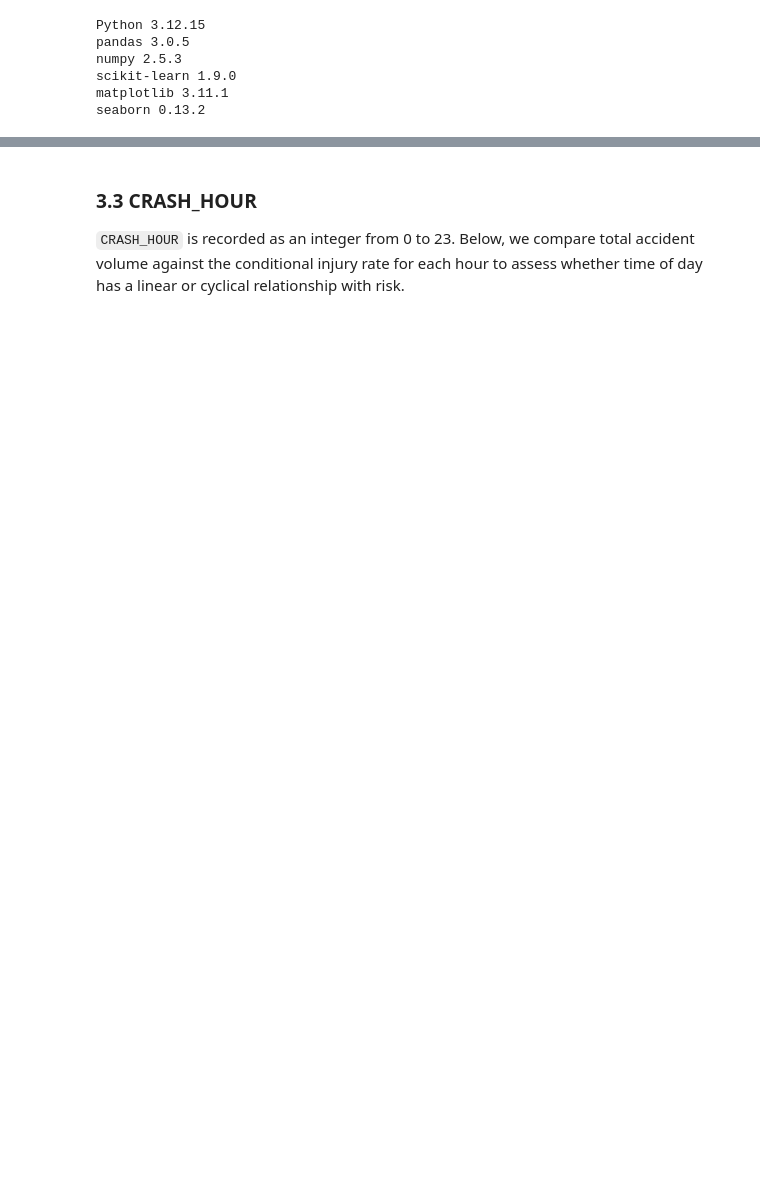
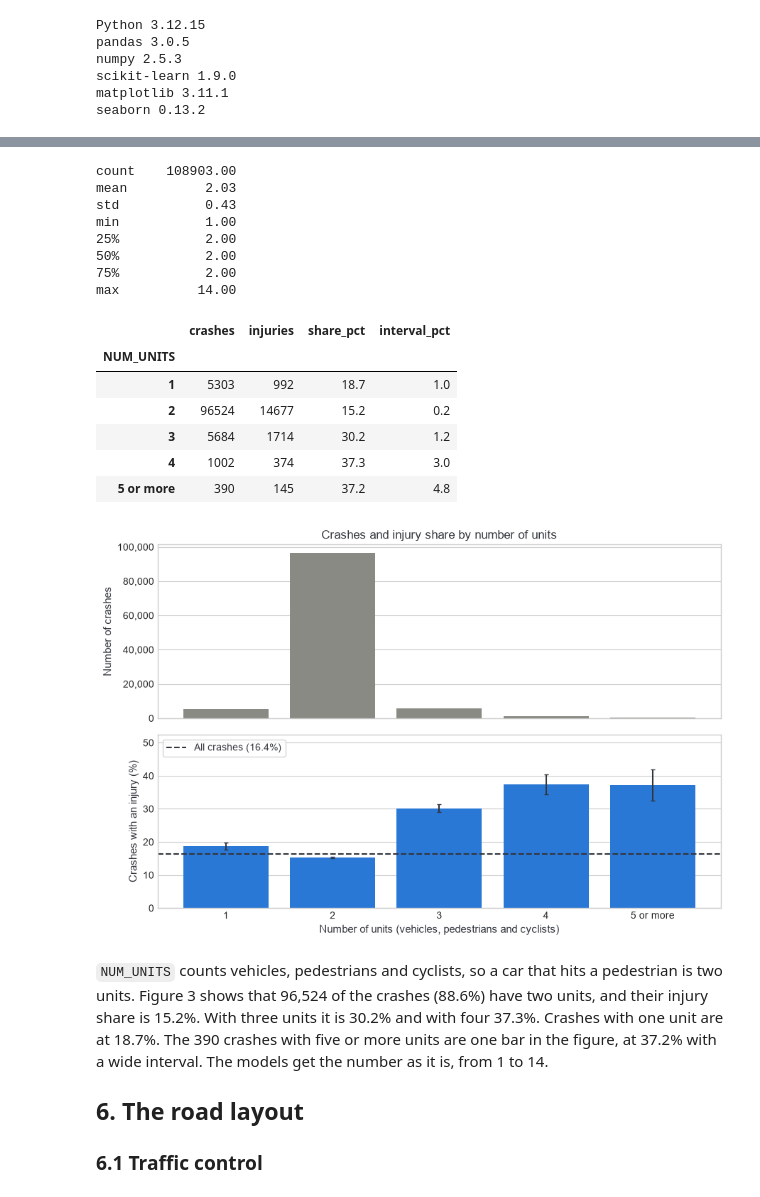
Before and after one commit to H44K0N/DATA3800-gruppe-7, a Jupyter notebook: notebooks/02-eda.ipynb, the cells around one changed output, grey strips where cells are left out. Cells and saved outputs as stored; diff of their text form; code cells hidden in the pictures; blank space fills up the shorter version.

```diff
--- a/notebooks/02-eda.ipynb
+++ b/notebooks/02-eda.ipynb
@@ -256,4 +418,38 @@ SNOW                  15.662651  14.124294      12.943116  16.036506
+# %%
+print(crashes["NUM_UNITS"].describe().round(2).to_string())
+
+# Six or more units are rare, so the figure draws five or more as one bar
+units = injury_share_by(crashes, crashes["NUM_UNITS"].clip(upper=5))
+units = units.sort_index().rename(index={5: "5 or more"})
+display(units.round(1))
+
+fig, _ = plot_crashes_and_share(
+    units,
+    "Crashes and injury share by number of units",
+    "Number of units (vehicles, pedestrians and cyclists)",
+)
+save_figure(fig, "injury_by_num_units.png")
+# %% [output]
+count    108903.00
+mean          2.03
+std           0.43
+min           1.00
+25%           2.00
+50%           2.00
+75%           2.00
+max          14.00
+|  | crashes | injuries | share_pct | interval_pct |
+| NUM_UNITS |  |  |  |  |
+| 1 | 5303 | 992 | 18.7 | 1.0 |
+| 2 | 96524 | 14677 | 15.2 | 0.2 |
+| 3 | 5684 | 1714 | 30.2 | 1.2 |
+| 4 | 1002 | 374 | 37.3 | 3.0 |
+| 5 or more | 390 | 145 | 37.2 | 4.8 |
+[figure, added]
 # %% [markdown]
-### 3.3 CRASH_HOUR
-`CRASH_HOUR` is recorded as an integer from 0 to 23. Below, we compare total accident volume against the conditional injury rate for each hour to assess whether time of day has a linear or cyclical relationship with risk.
+`NUM_UNITS` counts vehicles, pedestrians and cyclists, so a car that hits a pedestrian is two units. Figure 3 shows that 96,524 of the crashes (88.6%) have two units, and their injury share is 15.2%. With three units it is 30.2% and with four 37.3%. Crashes with one unit are at 18.7%. The 390 crashes with five or more units are one bar in the figure, at 37.2% with a wide interval. The models get the number as it is, from 1 to 14.
+
+## 6. The road layout
+
+### 6.1 Traffic control
 # %%
```
Also changed, not shown: parts of 58 cells of this notebook, 37 other files.
